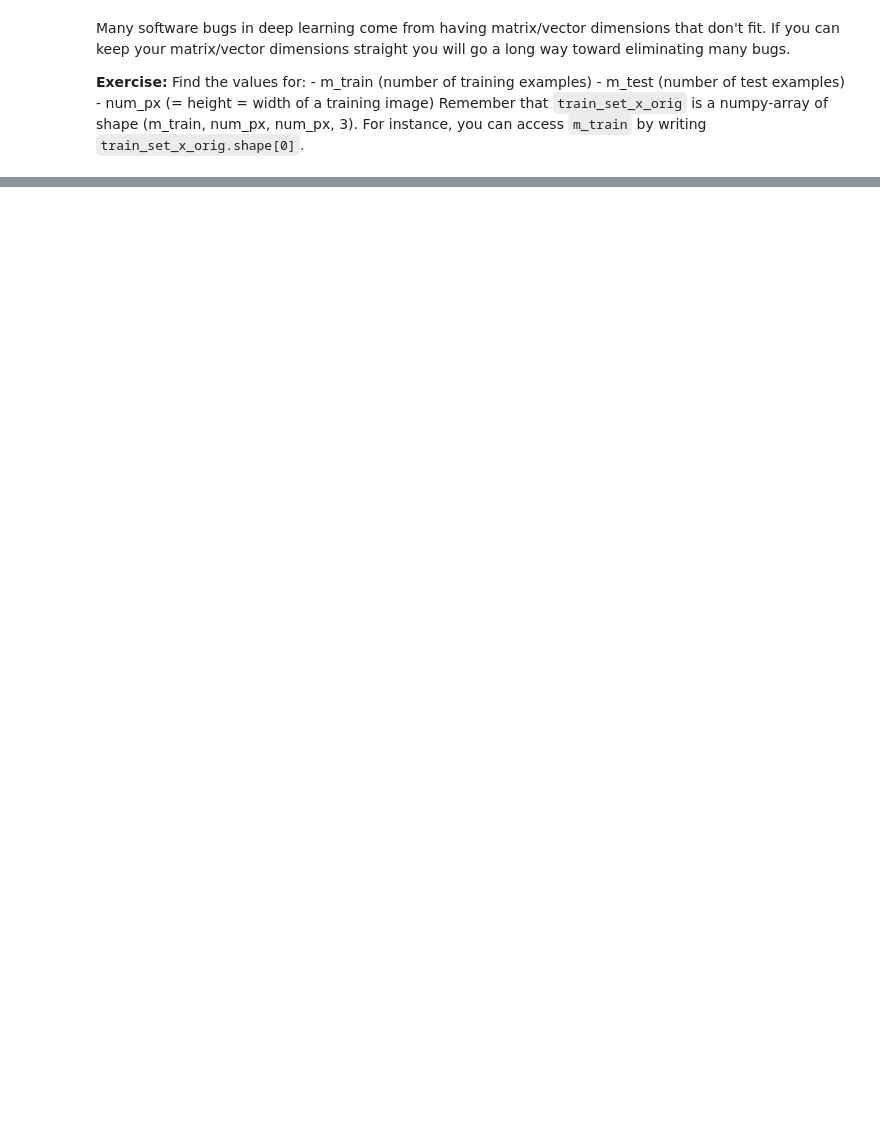
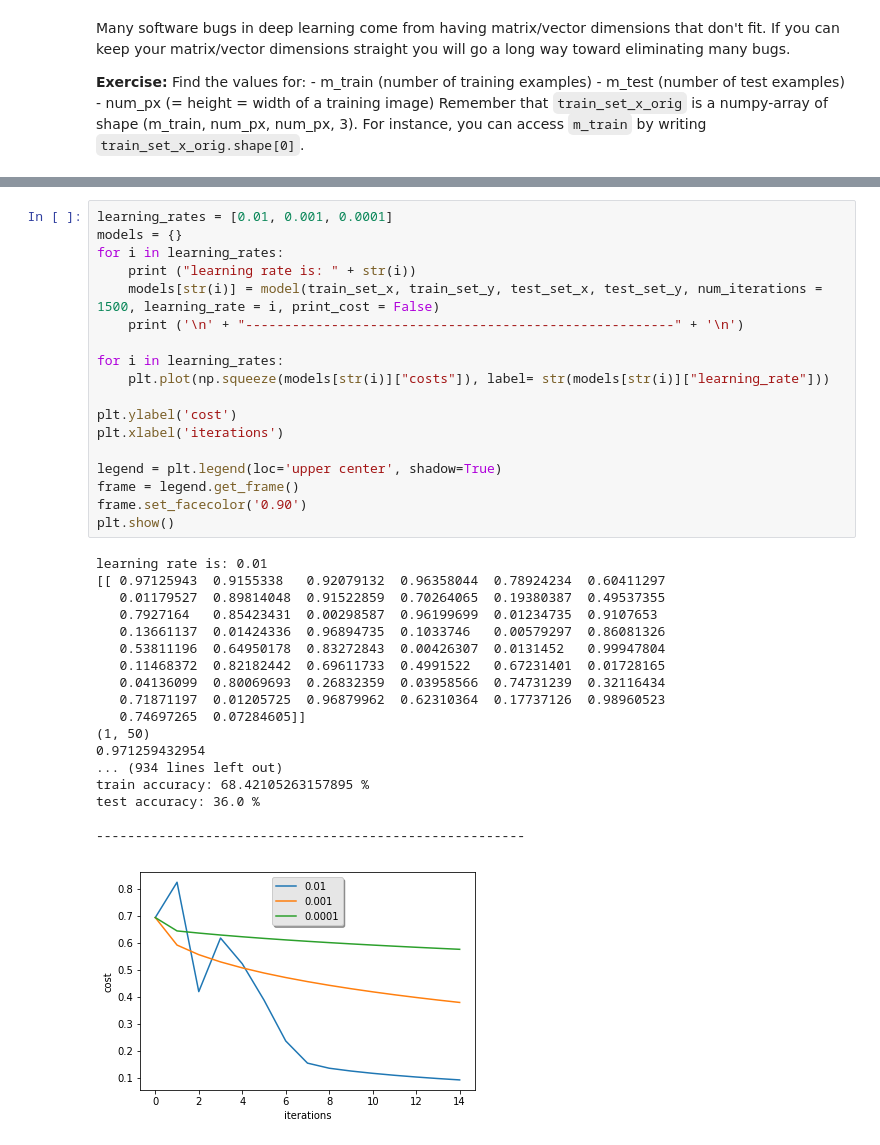
Before and after one commit to RookieDay/Deep_Learning, a Jupyter notebook: 课后作业/Part1 神经网络和深度学习/第二周神经网络基础_编程作业/assignment/Logistic Regression with a Neural Network mindset v3.ipynb, the cells around one changed output, grey strips where cells are left out. Saved outputs shown, nothing was run; the diff lists cells and outputs as text; blank space fills up the shorter version.

```diff
--- a/课后作业/Part1 神经网络和深度学习/第二周神经网络基础_编程作业/assignment/Logistic Regression with a Neural Network mindset v3.ipynb
+++ b/课后作业/Part1 神经网络和深度学习/第二周神经网络基础_编程作业/assignment/Logistic Regression with a Neural Network mindset v3.ipynb
@@ -66,0 +773,37 @@ Remember that `train_set_x_orig` is a numpy-array of shape (m_train, num_px, num
+# %%
+learning_rates = [0.01, 0.001, 0.0001]
+models = {}
+for i in learning_rates:
+    print ("learning rate is: " + str(i))
+    models[str(i)] = model(train_set_x, train_set_y, test_set_x, test_set_y, num_iterations = 1500, learning_rate = i, print_cost = False)
+    print ('\n' + "-------------------------------------------------------" + '\n')
+
+for i in learning_rates:
+    plt.plot(np.squeeze(models[str(i)]["costs"]), label= str(models[str(i)]["learning_rate"]))
+
+plt.ylabel('cost')
+plt.xlabel('iterations')
+
+legend = plt.legend(loc='upper center', shadow=True)
+frame = legend.get_frame()
+frame.set_facecolor('0.90')
+plt.show()
+# %% [output]
+learning rate is: 0.01
+[[ 0.97125943  0.9155338   0.92079132  0.96358044  0.78924234  0.60411297
+   0.01179527  0.89814048  0.91522859  0.70264065  0.19380387  0.49537355
+   0.7927164   0.85423431  0.00298587  0.96199699  0.01234735  0.9107653
+   0.13661137  0.01424336  0.96894735  0.1033746   0.00579297  0.86081326
+   0.53811196  0.64950178  0.83272843  0.00426307  0.0131452   0.99947804
+   0.11468372  0.82182442  0.69611733  0.4991522   0.67231401  0.01728165
+   0.04136099  0.80069693  0.26832359  0.03958566  0.74731239  0.32116434
+   0.71871197  0.01205725  0.96879962  0.62310364  0.17737126  0.98960523
+   0.74697265  0.07284605]]
+(1, 50)
+0.971259432954
+... (934 lines left out)
+train accuracy: 68.42105263157895 %
+test accuracy: 36.0 %
+
+-------------------------------------------------------
+[figure, added]
```
Also changed, not shown: parts of 54 cells of this notebook.
